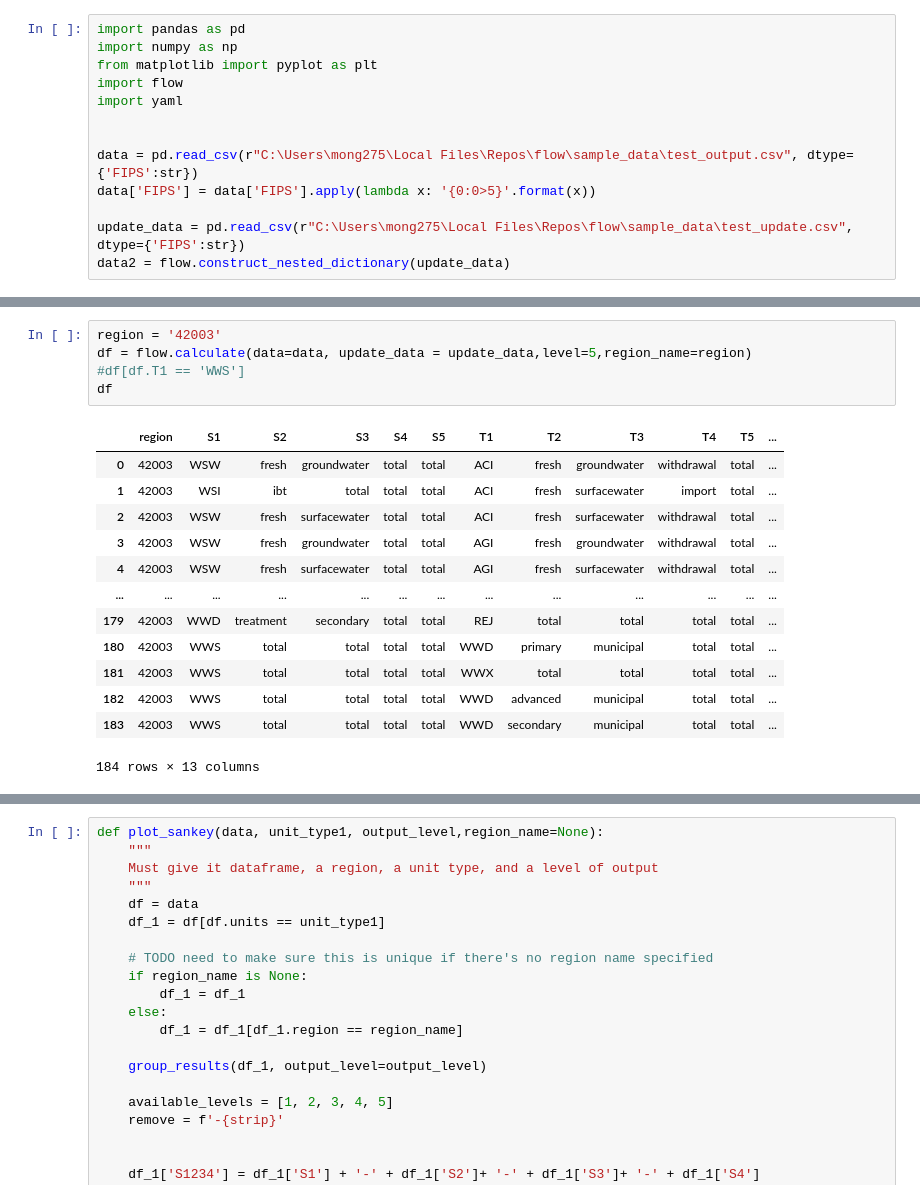
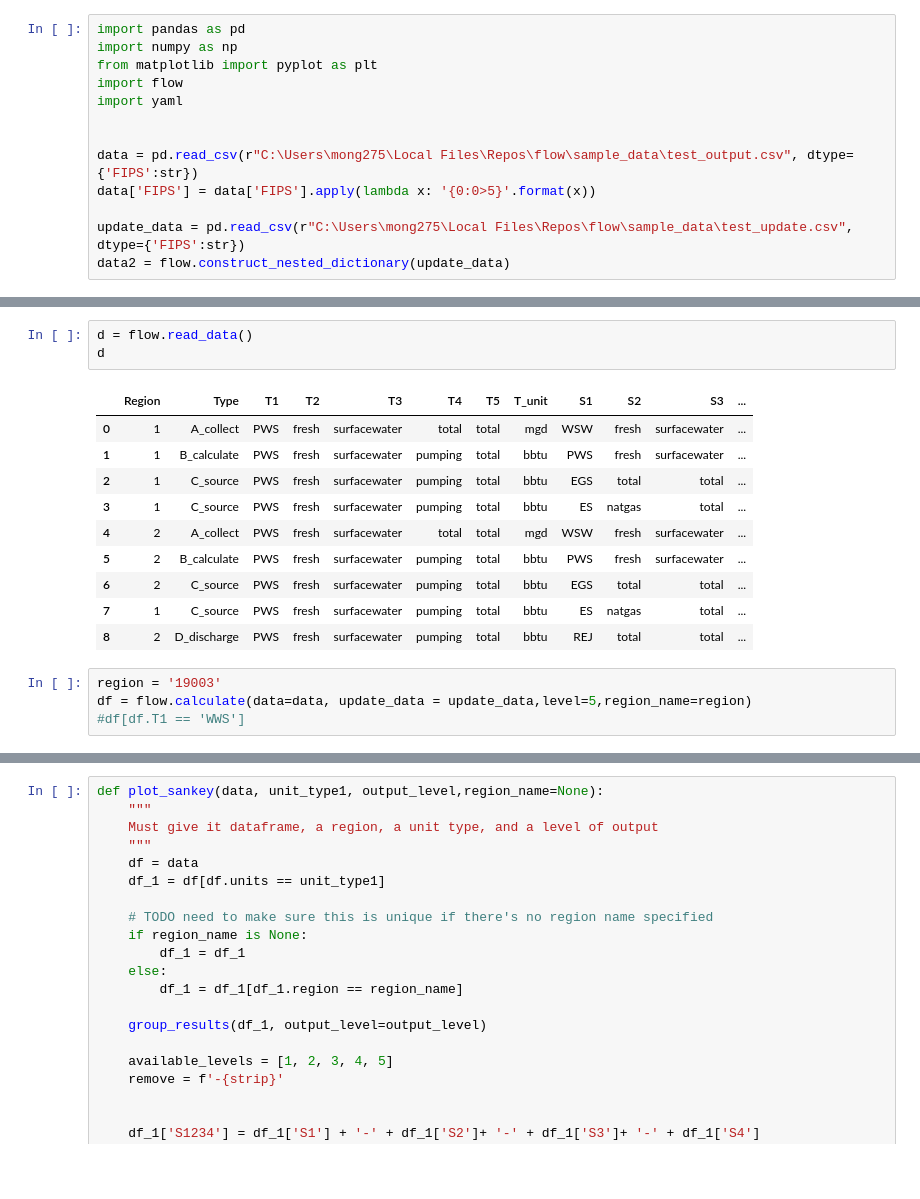
Before and after one commit to pnnl/interflow, a Jupyter notebook: flow_notebook.ipynb, the cells around one changed output, grey strips where cells are left out. Cells and saved outputs as stored; diff of their text form; blank space fills up the shorter version.

Commit message:
reconstruct flows

```diff
--- a/flow_notebook.ipynb
+++ b/flow_notebook.ipynb
@@ -16,22 +24,21 @@ data2 = flow.construct_nested_dictionary(update_data)
+# %%
+d = flow.read_data()
+d
+# %% [output]
+|  | Region | Type | T1 | T2 | T3 | T4 | T5 | T_unit | S1 | S2 | S3 | ... |
+| 0 | 1 | A_collect | PWS | fresh | surfacewater | total | total | mgd | WSW | fresh | surfacewater | ... |
+| 1 | 1 | B_calculate | PWS | fresh | surfacewater | pumping | total | bbtu | PWS | fresh | surfacewater | ... |
+| 2 | 1 | C_source | PWS | fresh | surfacewater | pumping | total | bbtu | EGS | total | total | ... |
+| 3 | 1 | C_source | PWS | fresh | surfacewater | pumping | total | bbtu | ES | natgas | total | ... |
+| 4 | 2 | A_collect | PWS | fresh | surfacewater | total | total | mgd | WSW | fresh | surfacewater | ... |
+| 5 | 2 | B_calculate | PWS | fresh | surfacewater | pumping | total | bbtu | PWS | fresh | surfacewater | ... |
+| 6 | 2 | C_source | PWS | fresh | surfacewater | pumping | total | bbtu | EGS | total | total | ... |
+| 7 | 1 | C_source | PWS | fresh | surfacewater | pumping | total | bbtu | ES | natgas | total | ... |
+| 8 | 2 | D_discharge | PWS | fresh | surfacewater | pumping | total | bbtu | REJ | total | total | ... |
 # %%
-region = '42003'
+region = '19003'
 df = flow.calculate(data=data, update_data = update_data,level=5,region_name=region)
 #df[df.T1 == 'WWS']
-df
-# %% [output]
-|  | region | S1 | S2 | S3 | S4 | S5 | T1 | T2 | T3 | T4 | T5 | ... |
-| 0 | 42003 | WSW | fresh | groundwater | total | total | ACI | fresh | groundwater | withdrawal | total | ... |
-| 1 | 42003 | WSI | ibt | total | total | total | ACI | fresh | surfacewater | import | total | ... |
-| 2 | 42003 | WSW | fresh | surfacewater | total | total | ACI | fresh | surfacewater | withdrawal | total | ... |
-| 3 | 42003 | WSW | fresh | groundwater | total | total | AGI | fresh | groundwater | withdrawal | total | ... |
-| 4 | 42003 | WSW | fresh | surfacewater | total | total | AGI | fresh | surfacewater | withdrawal | total | ... |
-| ... | ... | ... | ... | ... | ... | ... | ... | ... | ... | ... | ... | ... |
-| 179 | 42003 | WWD | treatment | secondary | total | total | REJ | total | total | total | total | ... |
-| 180 | 42003 | WWS | total | total | total | total | WWD | primary | municipal | total | total | ... |
-| 181 | 42003 | WWS | total | total | total | total | WWX | total | total | total | total | ... |
-| 182 | 42003 | WWS | total | total | total | total | WWD | advanced | municipal | total | total | ... |
-| 183 | 42003 | WWS | total | total | total | total | WWD | secondary | municipal | total | total | ... |
-184 rows × 13 columns
 # %%
 
 viz = flow.plot_sankey(data=df, region_name=region,
```
Also changed, not shown: parts of 2 cells of this notebook, 20 other files.
